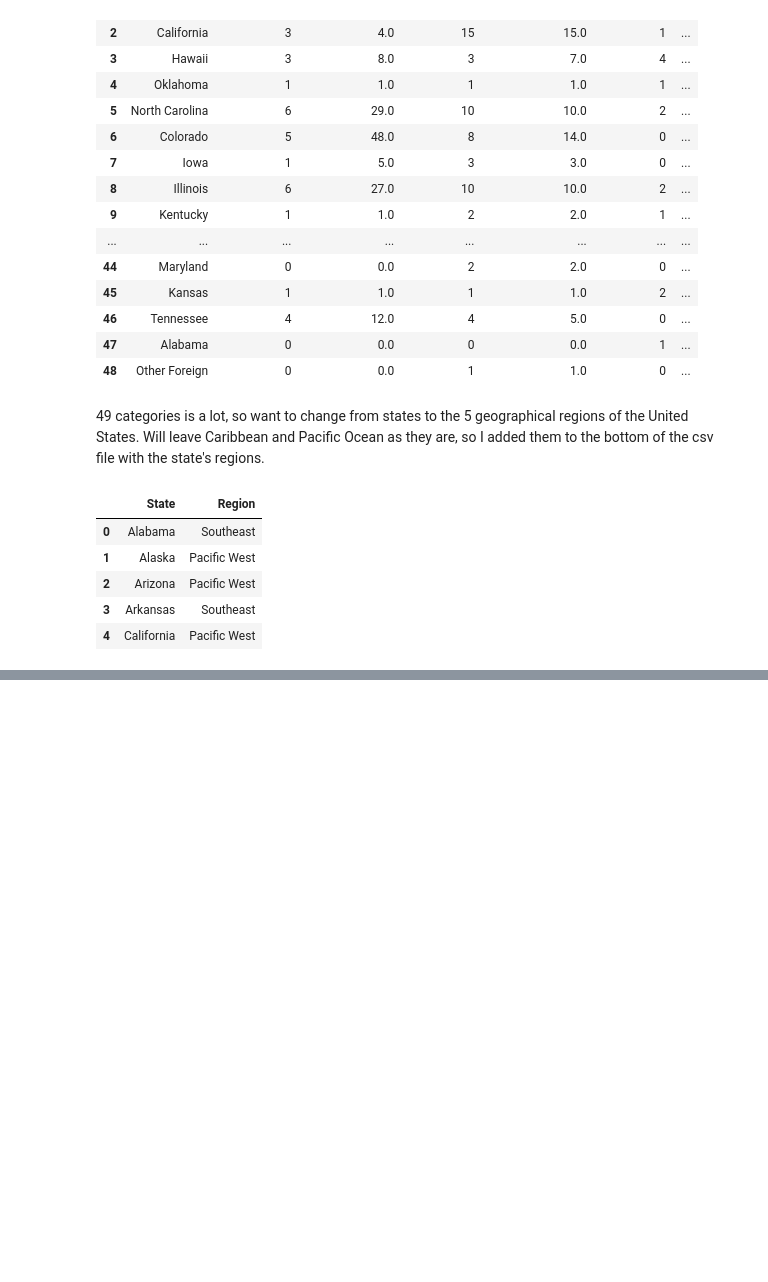
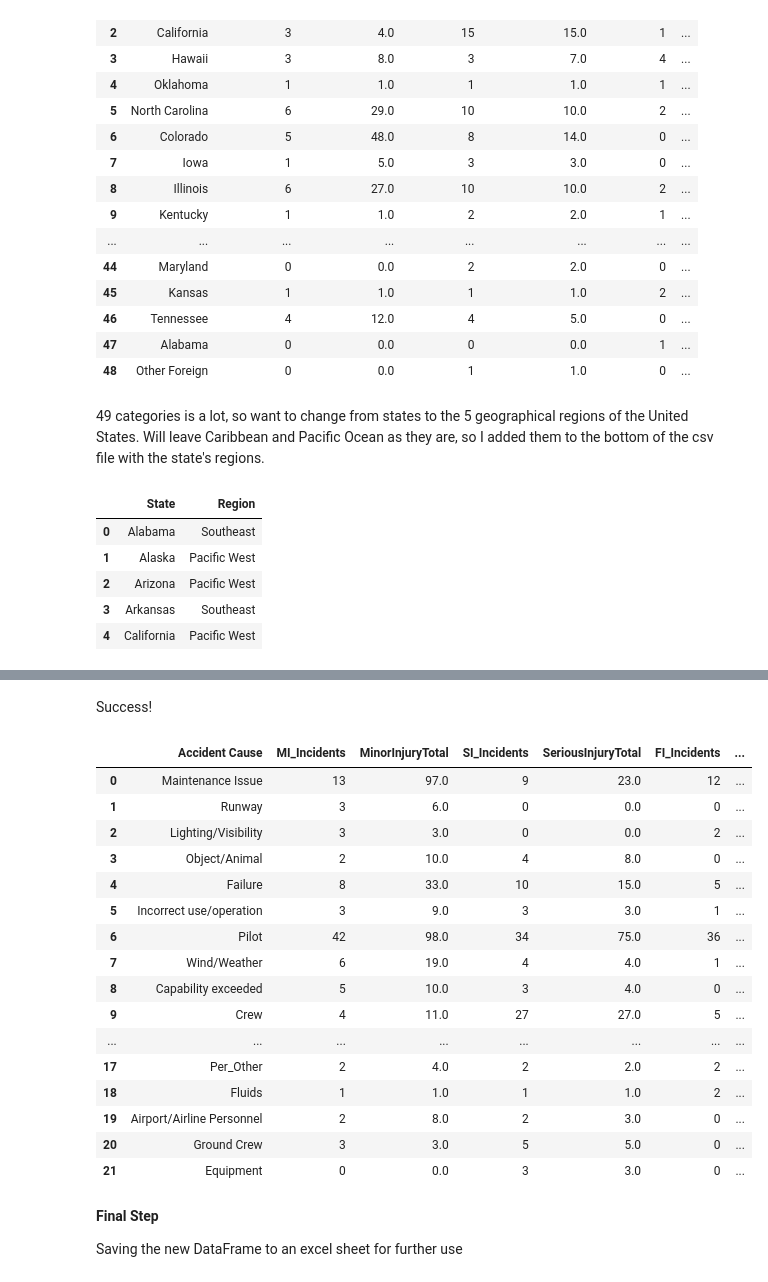
Before and after one commit to ashleyg16/Capstone2, a Jupyter notebook: Capstone 2 EDA.ipynb, the cells around one changed output, grey strips where cells are left out. Cells and saved outputs as stored; diff of their text form; code cells hidden in the pictures; blank space fills up the shorter version.

Commit message:
adding new excel file and updated EDA notebook

```diff
--- a/Capstone 2 EDA.ipynb
+++ b/Capstone 2 EDA.ipynb
@@ -651,0 +755,27 @@ state_acc_inj_regions
+# %% [markdown]
+Success!
+# %%
+new_acc_inj = inj_df(df_new, 'NewCol')
+new_acc_inj
+# %% [output]
+|  | Accident Cause | MI_Incidents | MinorInjuryTotal | SI_Incidents | SeriousInjuryTotal | FI_Incidents | ... |
+| 0 | Maintenance Issue | 13 | 97.0 | 9 | 23.0 | 12 | ... |
+| 1 | Runway | 3 | 6.0 | 0 | 0.0 | 0 | ... |
+| 2 | Lighting/Visibility | 3 | 3.0 | 0 | 0.0 | 2 | ... |
+| 3 | Object/Animal | 2 | 10.0 | 4 | 8.0 | 0 | ... |
+| 4 | Failure | 8 | 33.0 | 10 | 15.0 | 5 | ... |
+| 5 | Incorrect use/operation | 3 | 9.0 | 3 | 3.0 | 1 | ... |
+| 6 | Pilot | 42 | 98.0 | 34 | 75.0 | 36 | ... |
+| 7 | Wind/Weather | 6 | 19.0 | 4 | 4.0 | 1 | ... |
+| 8 | Capability exceeded | 5 | 10.0 | 3 | 4.0 | 0 | ... |
+| 9 | Crew | 4 | 11.0 | 27 | 27.0 | 5 | ... |
+| ... | ... | ... | ... | ... | ... | ... | ... |
+| 17 | Per_Other | 2 | 4.0 | 2 | 2.0 | 2 | ... |
+| 18 | Fluids | 1 | 1.0 | 1 | 1.0 | 2 | ... |
+| 19 | Airport/Airline Personnel | 2 | 8.0 | 2 | 3.0 | 0 | ... |
+| 20 | Ground Crew | 3 | 3.0 | 5 | 5.0 | 0 | ... |
+| 21 | Equipment | 0 | 0.0 | 3 | 3.0 | 0 | ... |
+# %% [markdown]
+**Final Step**
+
+Saving the new DataFrame to an excel sheet for further use
```
Also changed, not shown: parts of 13 cells of this notebook, 1 other file.
